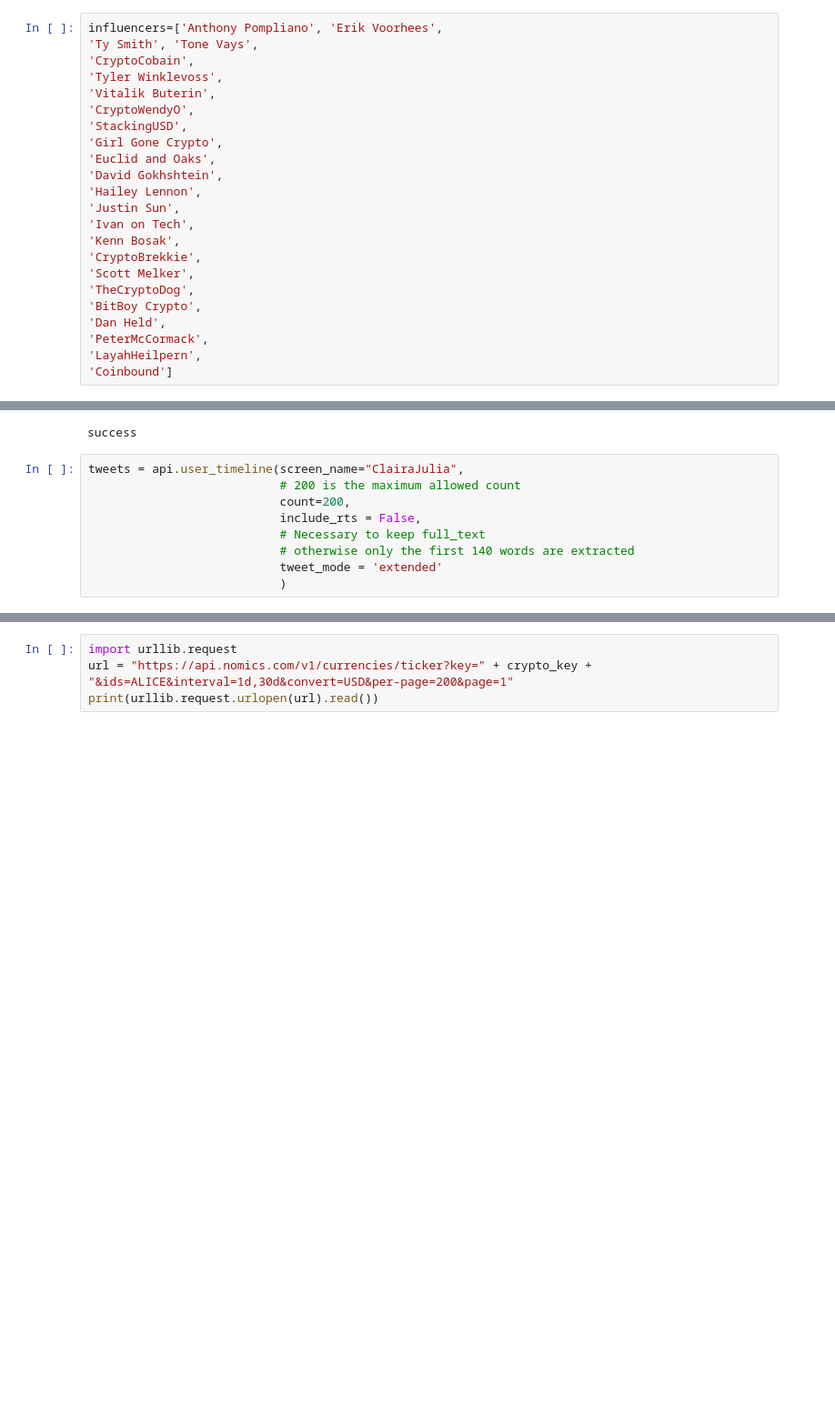
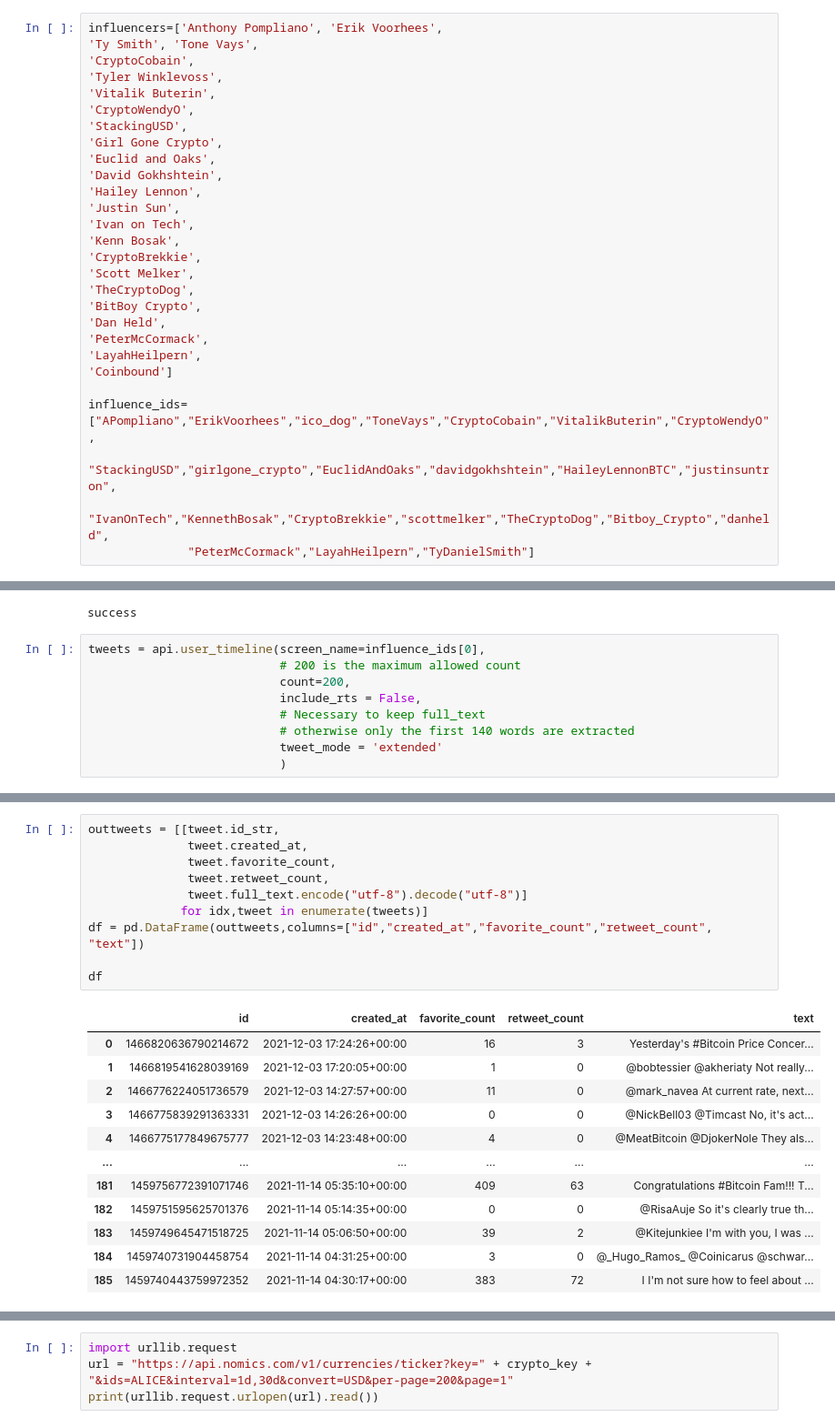
Before and after one commit to julia-claira/crypto, a Jupyter notebook: cy_machine_learn.ipynb, the cells around one changed output, grey strips where cells are left out. Shown at 91% size. Drawn from its saved outputs; the diff is of its cells as text; blank space fills up the shorter version.

```diff
--- a/cy_machine_learn.ipynb
+++ b/cy_machine_learn.ipynb
@@ -59,6 +59,11 @@ influencers=['Anthony Pompliano', 'Erik Voorhees',
 'PeterMcCormack',
 'LayahHeilpern',
 'Coinbound']
+
+influence_ids=["APompliano","ErikVoorhees","ico_dog","ToneVays","CryptoCobain","VitalikButerin","CryptoWendyO",
+               "StackingUSD","girlgone_crypto","EuclidAndOaks","davidgokhshtein","HaileyLennonBTC","justinsuntron",
+              "IvanOnTech","KennethBosak","CryptoBrekkie","scottmelker","TheCryptoDog","Bitboy_Crypto","danheld",
+              "PeterMcCormack","LayahHeilpern","TyDanielSmith"]
 # %%
 auth = tweepy.OAuthHandler(consumer_key, consumer_secret)
 api = tweepy.API(auth)
@@ -71,7 +76,7 @@ except tweepy.TweepError:
 # %% [output]
 success
 # %%
-tweets = api.user_timeline(screen_name="ClairaJulia",
+tweets = api.user_timeline(screen_name=influence_ids[0],
                            # 200 is the maximum allowed count
                            count=200,
                            include_rts = False,
@@ -95,0 +118,23 @@ testing
+# %%
+outtweets = [[tweet.id_str,
+              tweet.created_at,
+              tweet.favorite_count,
+              tweet.retweet_count,
+              tweet.full_text.encode("utf-8").decode("utf-8")]
+             for idx,tweet in enumerate(tweets)]
+df = pd.DataFrame(outtweets,columns=["id","created_at","favorite_count","retweet_count", "text"])
+
+df
+# %% [output]
+|  | id | created_at | favorite_count | retweet_count | text |
+| 0 | 1466820636790214672 | 2021-12-03 17:24:26+00:00 | 16 | 3 | Yesterday's #Bitcoin Price Concer... |
+| 1 | 1466819541628039169 | 2021-12-03 17:20:05+00:00 | 1 | 0 | @bobtessier @akheriaty Not really... |
+| 2 | 1466776224051736579 | 2021-12-03 14:27:57+00:00 | 11 | 0 | @mark_navea At current rate, next... |
+| 3 | 1466775839291363331 | 2021-12-03 14:26:26+00:00 | 0 | 0 | @NickBell03 @Timcast No, it's act... |
+| 4 | 1466775177849675777 | 2021-12-03 14:23:48+00:00 | 4 | 0 | @MeatBitcoin @DjokerNole They als... |
+| ... | ... | ... | ... | ... | ... |
+| 181 | 1459756772391071746 | 2021-11-14 05:35:10+00:00 | 409 | 63 | Congratulations #Bitcoin Fam!!! T... |
+| 182 | 1459751595625701376 | 2021-11-14 05:14:35+00:00 | 0 | 0 | @RisaAuje So it's clearly true th... |
+| 183 | 1459749645471518725 | 2021-11-14 05:06:50+00:00 | 39 | 2 | @Kitejunkiee I'm with you, I was ... |
+| 184 | 1459740731904458754 | 2021-11-14 04:31:25+00:00 | 3 | 0 | @_Hugo_Ramos_ @Coinicarus @schwar... |
+| 185 | 1459740443759972352 | 2021-11-14 04:30:17+00:00 | 383 | 72 | I I'm not sure how to feel about ... |
```
Also changed, not shown: parts of 17 cells of this notebook.
